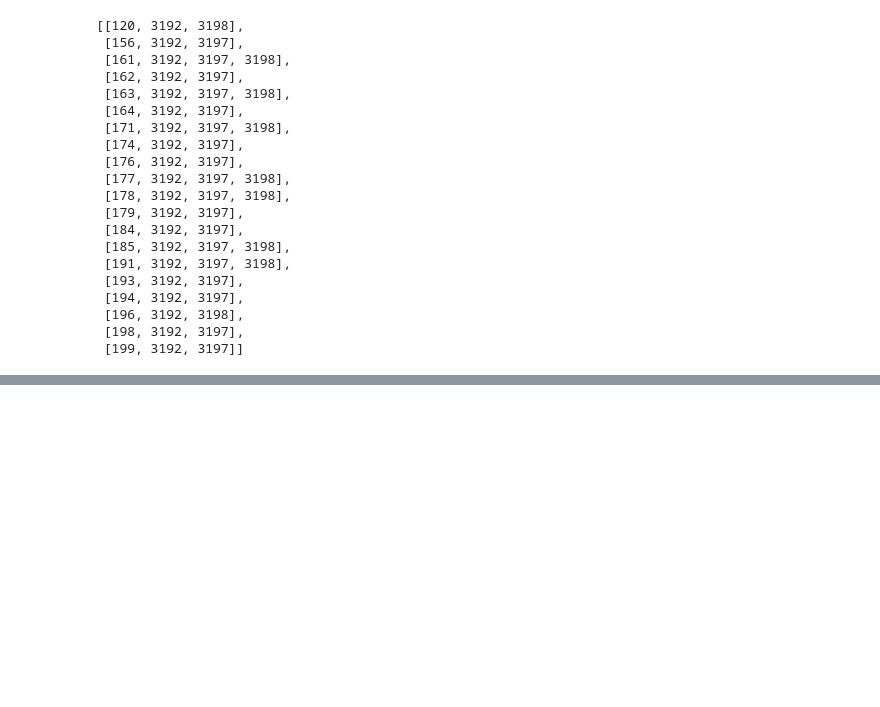
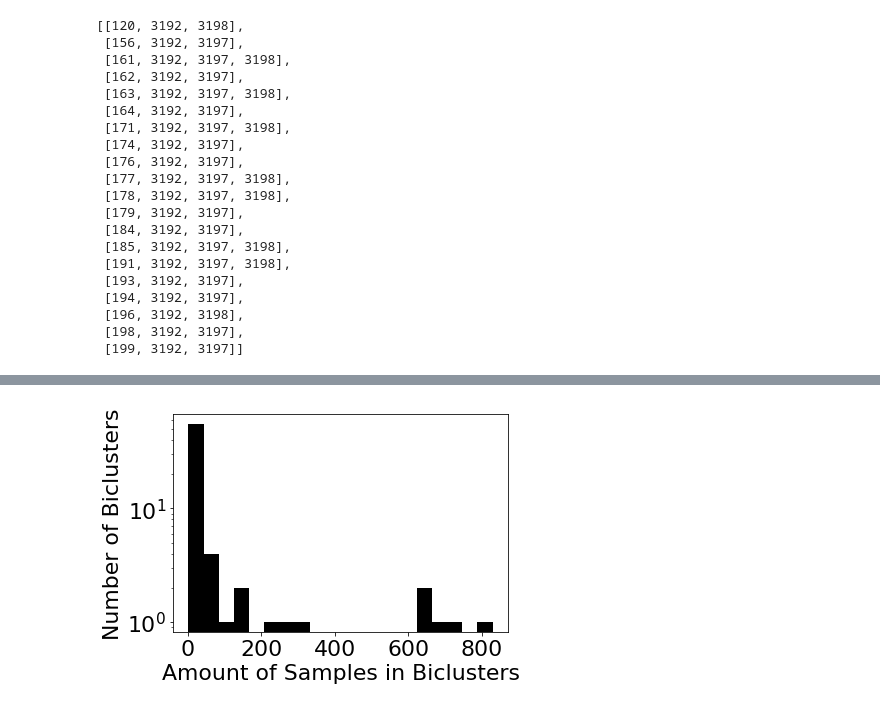
Before and after one commit to WGierke/bicluster_gene_expressions, a Jupyter notebook: notebooks/1.3-pathway-inclusion.ipynb, the cells around one changed output, grey strips where cells are left out. Cells and saved outputs as stored; diff of their text form; code cells hidden in the pictures; blank space fills up the shorter version.

```diff
--- a/notebooks/1.3-pathway-inclusion.ipynb
+++ b/notebooks/1.3-pathway-inclusion.ipynb
@@ -382,0 +525,9 @@ plt.show()
+# %%
+import matplotlib
+matplotlib.rcParams.update({'font.size': 22})
+plt.xlabel("Amount of Samples in Biclusters")
+plt.ylabel("Number of Biclusters")
+plt.hist(list(map(lambda x : len(x[1]), bicluster_dict.items())), bins=20, color='black', log=True)
+plt.show()
+# %% [output]
+[figure, added]
```
Also changed, not shown: parts of 26 cells of this notebook.
